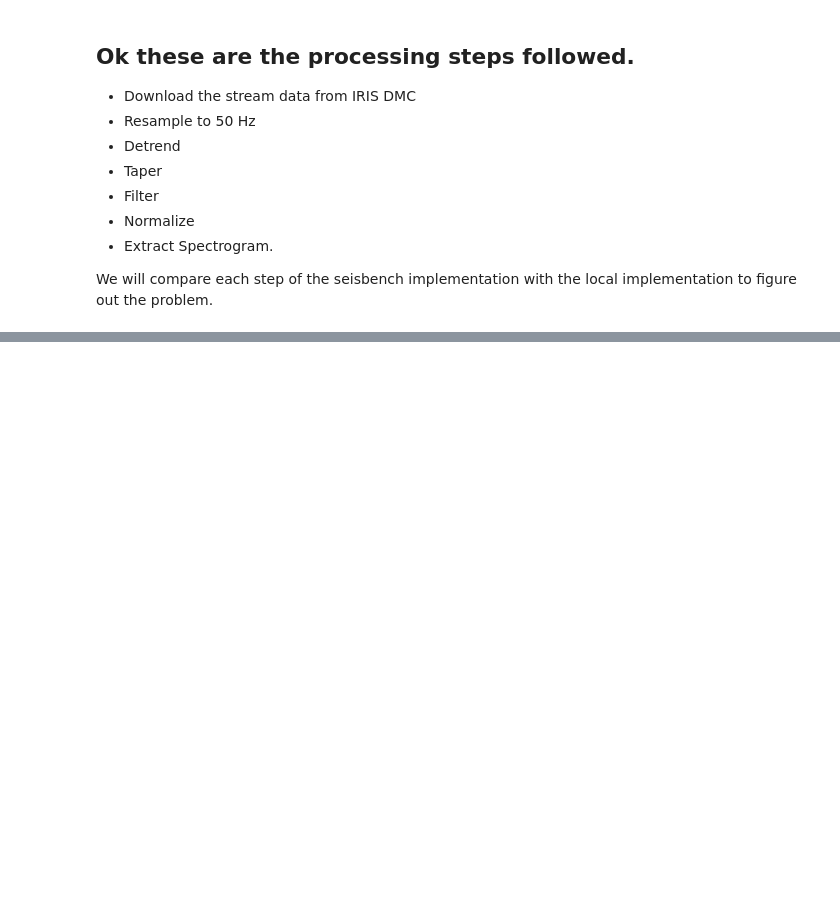
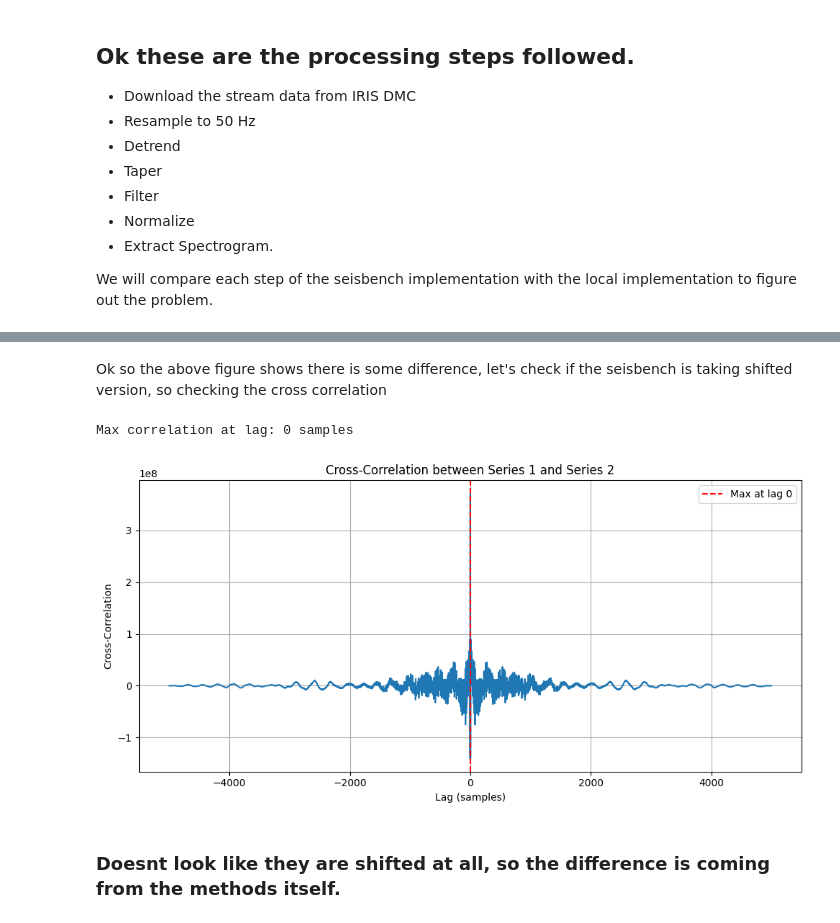
Before and after one commit to Akashkharita/PNW_Seismic_Event_Classification, a Jupyter notebook: deep_learning/comparing_with_seisbench.ipynb, the cells around one changed output, grey strips where cells are left out. Cells and saved outputs as stored; diff of their text form; code cells hidden in the pictures; blank space fills up the shorter version.

```diff
--- a/deep_learning/comparing_with_seisbench.ipynb
+++ b/deep_learning/comparing_with_seisbench.ipynb
@@ -680,0 +690,32 @@ plt.plot(data2-data1)
+# %% [markdown]
+Ok so the above figure shows there is some difference, let's check if the seisbench is taking shifted version, so checking the cross correlation
+# %%
+# Sample time series
+t = np.linspace(0, 100, 5000)  # 500 samples
+
+
+# Cross-correlation
+corr = correlate(series1, series2, mode='full')
+lags = np.arange(-len(series1) + 1, len(series1))  # lag indices
+
+# Find lag of max correlation
+max_corr_idx = np.argmax(corr)
+best_lag = lags[max_corr_idx]
+print(f"Max correlation at lag: {best_lag} samples")
+
+# Plot
+plt.figure(figsize=(10, 5))
+plt.plot(lags, corr)
+plt.axvline(x=best_lag, color='red', linestyle='--', label=f'Max at lag {best_lag}')
+plt.title("Cross-Correlation between Series 1 and Series 2")
+plt.xlabel("Lag (samples)")
+plt.ylabel("Cross-Correlation")
+plt.grid(True)
+plt.legend()
+plt.tight_layout()
+plt.show()
+# %% [output]
+Max correlation at lag: 0 samples
+[figure, added]
+# %% [markdown]
+### Doesnt look like they are shifted at all, so the difference is coming from the methods itself.
```
Also changed, not shown: parts of 8 cells of this notebook.
